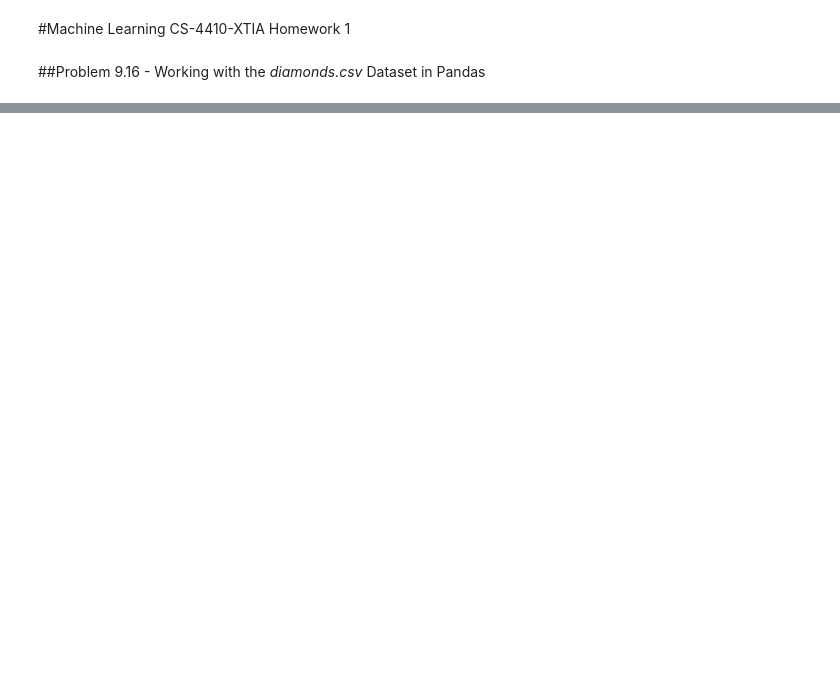
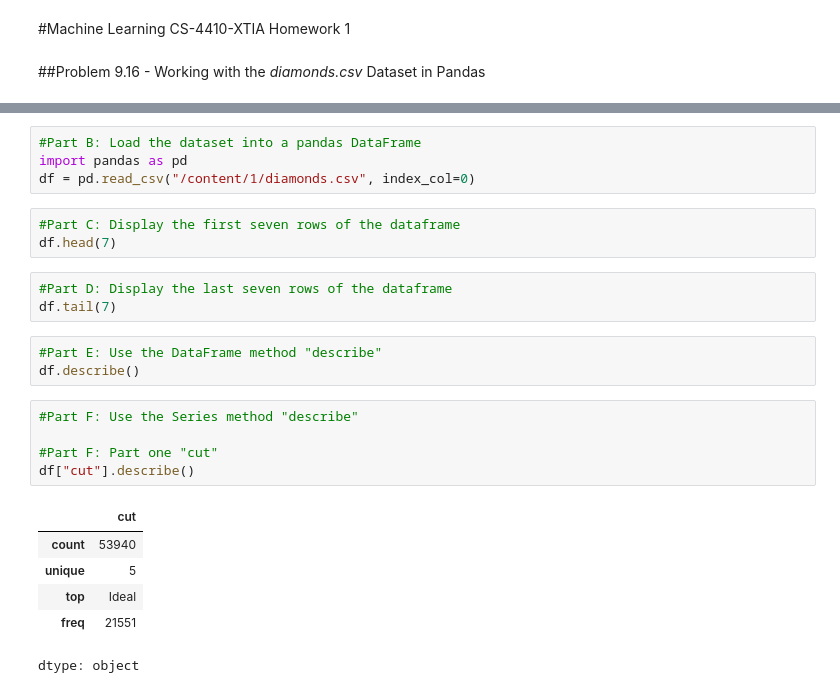
Before and after one commit to TristanDelgado/Intro-To-Machine-Learning, a Jupyter notebook: Homework1.ipynb, the cells around one changed output, grey strips where cells are left out. Cells and saved outputs as stored; diff of their text form; blank space fills up the shorter version.

```diff
--- a/Homework1.ipynb
+++ b/Homework1.ipynb
@@ -15,0 +48,25 @@ Path to dataset files: /root/.cache/kagglehub/datasets/shivam2503/diamonds/versi
+# %%
+#Part B: Load the dataset into a pandas DataFrame
+import pandas as pd
+df = pd.read_csv("/content/1/diamonds.csv", index_col=0)
+# %%
+#Part C: Display the first seven rows of the dataframe
+df.head(7)
+# %%
+#Part D: Display the last seven rows of the dataframe
+df.tail(7)
+# %%
+#Part E: Use the DataFrame method "describe"
+df.describe()
+# %%
+#Part F: Use the Series method "describe"
+
+#Part F: Part one "cut"
+df["cut"].describe()
+# %% [output]
+|  | cut |
+| count | 53940 |
+| unique | 5 |
+| top | Ideal |
+| freq | 21551 |
+dtype: object
```
Also changed, not shown: parts of 10 cells of this notebook.
